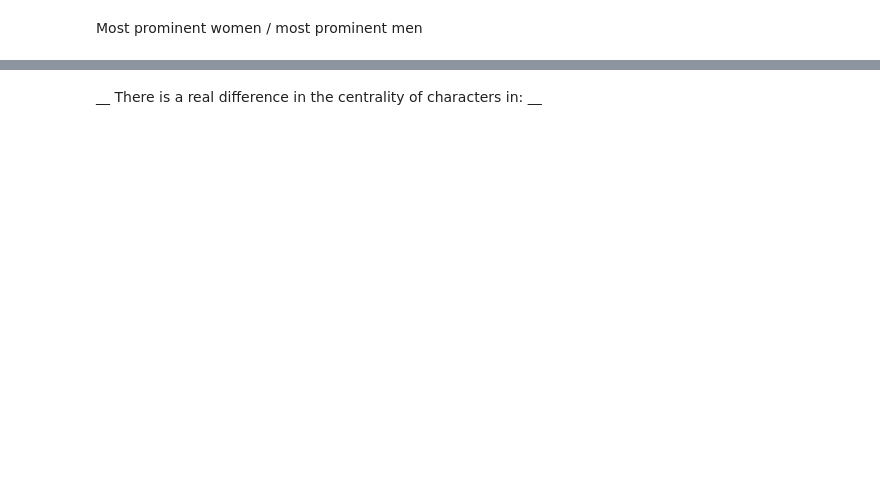
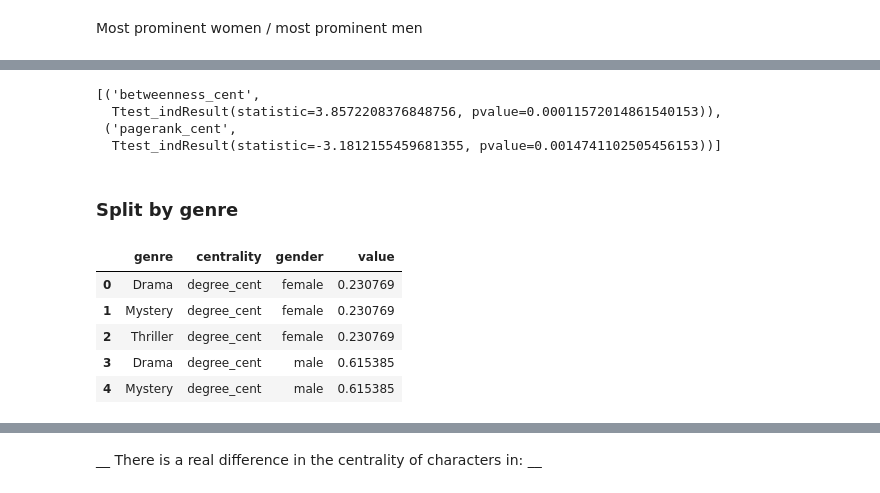
Before and after one commit to usc-sail/mica-text-characternetworks, a Jupyter notebook: analysis/Graph Analysis.ipynb, the cells around one changed output, grey strips where cells are left out. Saved outputs shown, nothing was run; the diff lists cells and outputs as text; code cells hidden in the pictures; blank space fills up the shorter version.

```diff
--- a/analysis/Graph Analysis.ipynb
+++ b/analysis/Graph Analysis.ipynb
@@ -241,17 +221,44 @@ tmp.head()
-# %%
-res = {}
-for t in types:
-    male_deg = tmp.ix[(tmp.genre == t) & (tmp.gender == "male"), "value"]
-    female_deg = tmp.ix[(tmp.genre == t) & (tmp.gender == "female"), "value"]
-
-    #Remove nans
-    male_deg, female_deg = np.array(male_deg), np.array(female_deg)
-    male_deg = male_deg[~np.isnan(male_deg)]
-    female_deg = female_deg[~np.isnan(female_deg)]
-
-    ttest = sp.stats.ttest_ind(male_deg, female_deg, equal_var = False) # Welch’s t-test
-
-    if not np.isnan(ttest.pvalue):
-        res[t] = ttest
-
-res;
+# %%
+# Using Benjamin-Hochberg's method
+res_2 = sorted(tests.items(), key = lambda x: x[1].pvalue)
+m = len(res_2)
+
+i = 1
+while i < len(res_2) + 1:
+    if res_2[i - 1][1].pvalue > i / m * 0.05:
+        break
+    i = i + 1
+
+res_2[:(i - 1)]
+# %% [output]
+[('betweenness_cent',
+  Ttest_indResult(statistic=3.8572208376848756, pvalue=0.00011572014861540153)),
+ ('pagerank_cent',
+  Ttest_indResult(statistic=-3.1812155459681355, pvalue=0.0014741102505456153))]
+# %% [markdown]
+### Split by genre
+# %%
+centr_byGenre = []
+for script, d in data.items():
+    G = d['graph']
+    genres = d['genres']
+
+    for centr_t in centrality_measures:
+        centr_v = nx.get_node_attributes(G, centr_t)
+        genders = nx.get_node_attributes(G, 'gender')
+
+        for k in genders:
+            if k in centr_v:
+                centr_byGenre.extend([(t, centr_t, genders[k], centr_v[k]) for t in genres])
+            else:
+                centr_byGenre.extend([(t, centr_t, genders[k], np.nan) for t in genres])
+
+centr_byGenre = pd.DataFrame(centr_byGenre, columns = ["genre", "centrality", "gender", "value"])
+centr_byGenre.head()
+# %% [output]
+|  | genre | centrality | gender | value |
+| 0 | Drama | degree_cent | female | 0.230769 |
+| 1 | Mystery | degree_cent | female | 0.230769 |
+| 2 | Thriller | degree_cent | female | 0.230769 |
+| 3 | Drama | degree_cent | male | 0.615385 |
+| 4 | Mystery | degree_cent | male | 0.615385 |
```
Also changed, not shown: parts of 61 cells of this notebook, 4 other files.
